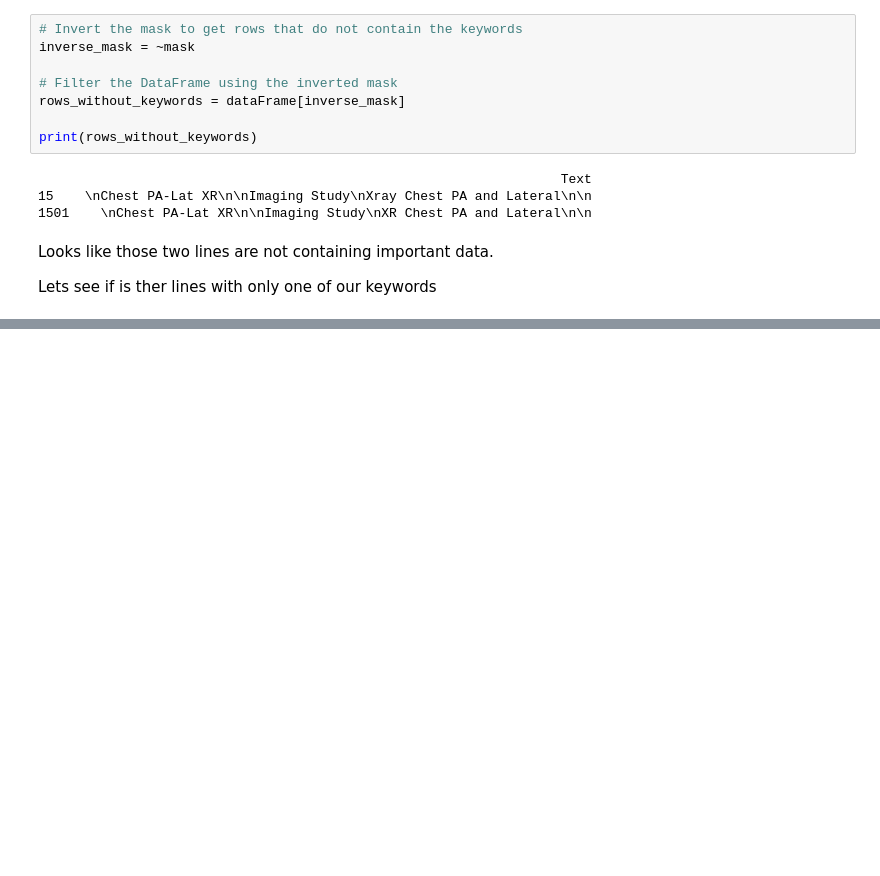
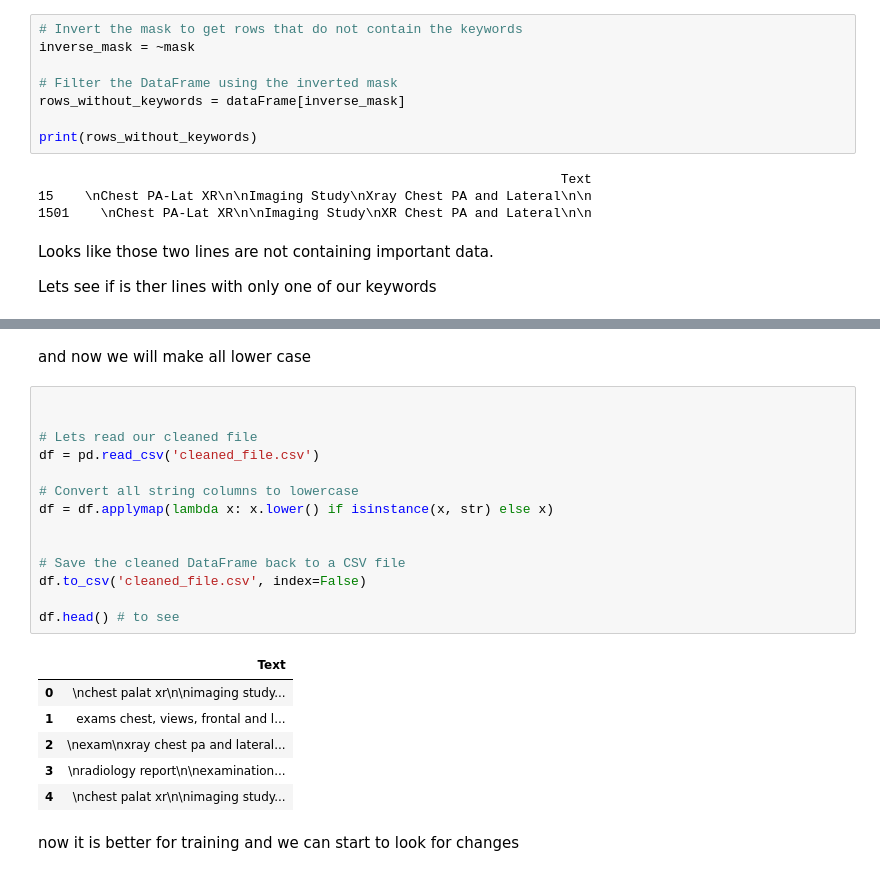
Before and after one commit to onuralpArsln/dataPrepWithPandas, a Jupyter notebook: pandasData.ipynb, the cells around one changed output, grey strips where cells are left out. Saved outputs shown, nothing was run; the diff lists cells and outputs as text; blank space fills up the shorter version.

Commit message:
data clearing

```diff
--- a/pandasData.ipynb
+++ b/pandasData.ipynb
@@ -131,0 +178,25 @@ print(dataFrame[only_keyword1].head())
+# %% [markdown]
+and now we will make all lower case
+# %%
+
+
+# Lets read our cleaned file
+df = pd.read_csv('cleaned_file.csv')
+
+# Convert all string columns to lowercase
+df = df.applymap(lambda x: x.lower() if isinstance(x, str) else x)
+
+
+# Save the cleaned DataFrame back to a CSV file
+df.to_csv('cleaned_file.csv', index=False)
+
+df.head() # to see
+# %% [output]
+|  | Text |
+| 0 | \nchest palat xr\n\nimaging study... |
+| 1 | exams chest, views, frontal and l... |
+| 2 | \nexam\nxray chest pa and lateral... |
+| 3 | \nradiology report\n\nexamination... |
+| 4 | \nchest palat xr\n\nimaging study... |
+# %% [markdown]
+now it is better for training and we can start to look for changes
```
Also changed, not shown: parts of 11 cells of this notebook, 1 other file.
